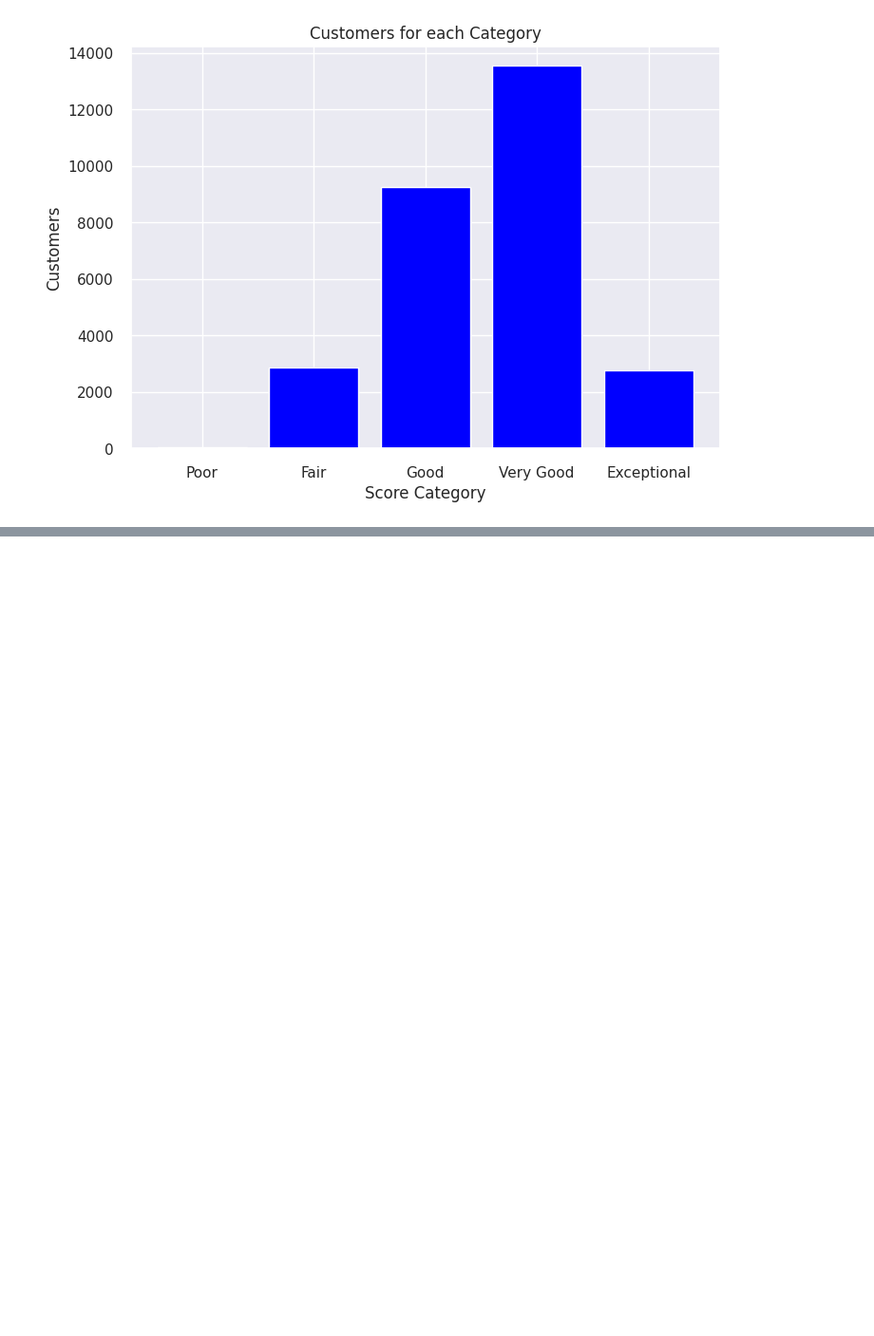
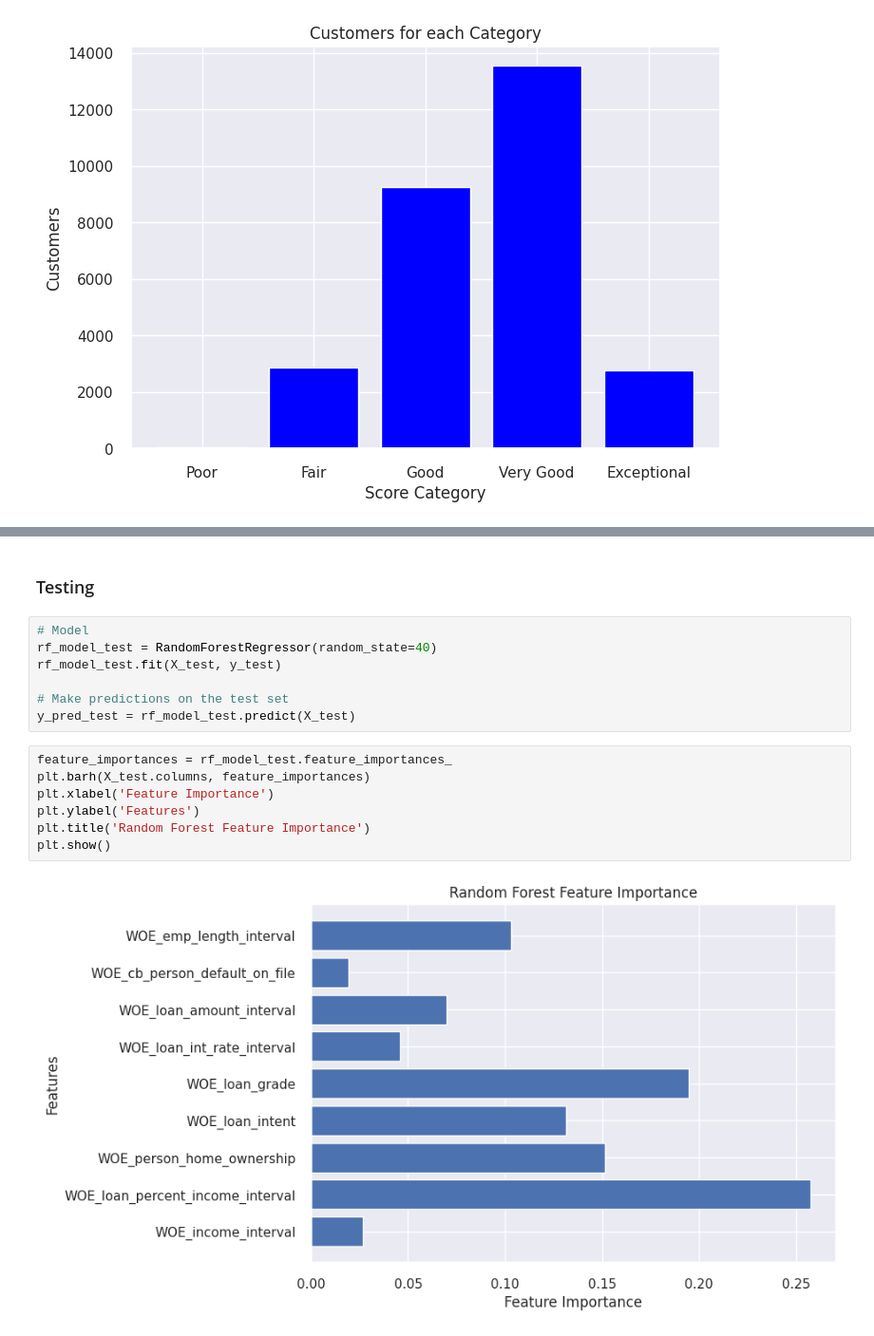
Before and after one commit to cianyu12/Credit-risk-study, a Jupyter notebook: Credit_Risk_Approval_Model.ipynb, the cells around one changed output, grey strips where cells are left out. Shown at 95% size. Drawn from its saved outputs; the diff is of its cells as text; blank space fills up the shorter version.

```diff
--- a/Credit_Risk_Approval_Model.ipynb
+++ b/Credit_Risk_Approval_Model.ipynb
@@ -1166,0 +1232,18 @@ plt.show()
+# %% [markdown]
+### Testing
+# %%
+# Model
+rf_model_test = RandomForestRegressor(random_state=40)
+rf_model_test.fit(X_test, y_test)
+
+# Make predictions on the test set
+y_pred_test = rf_model_test.predict(X_test)
+# %%
+feature_importances = rf_model_test.feature_importances_
+plt.barh(X_test.columns, feature_importances)
+plt.xlabel('Feature Importance')
+plt.ylabel('Features')
+plt.title('Random Forest Feature Importance')
+plt.show()
+# %% [output]
+[figure, added]
```
Also changed, not shown: parts of 31 cells of this notebook.
